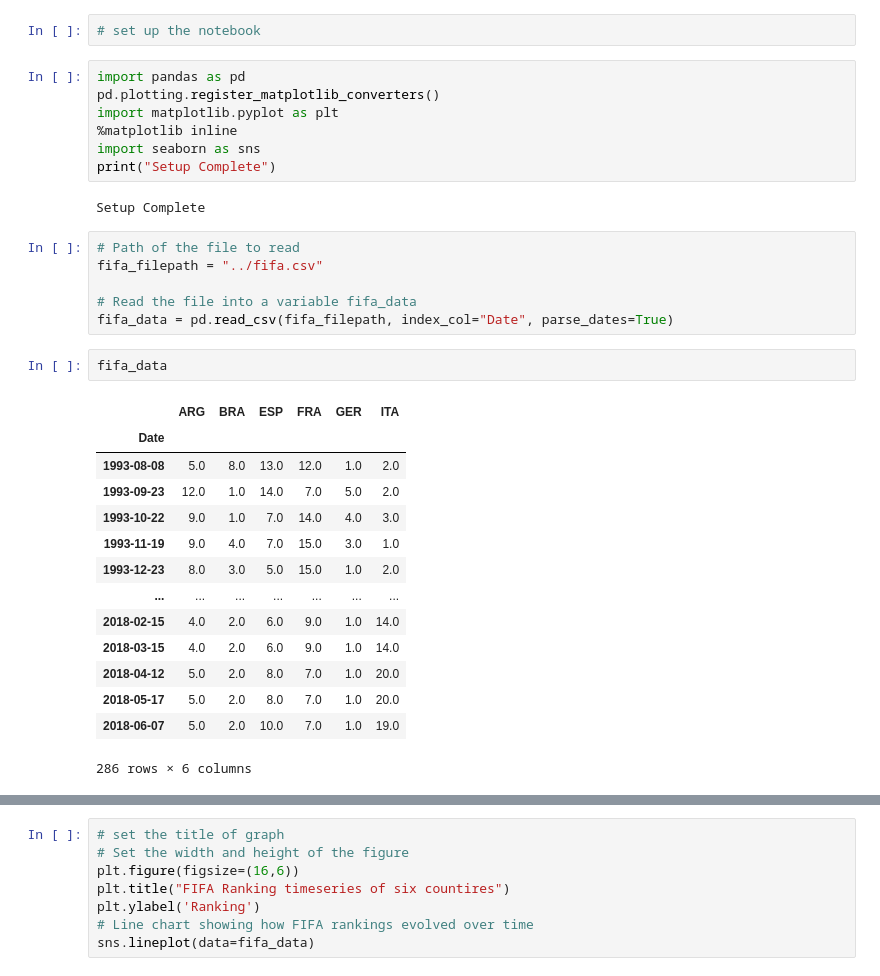
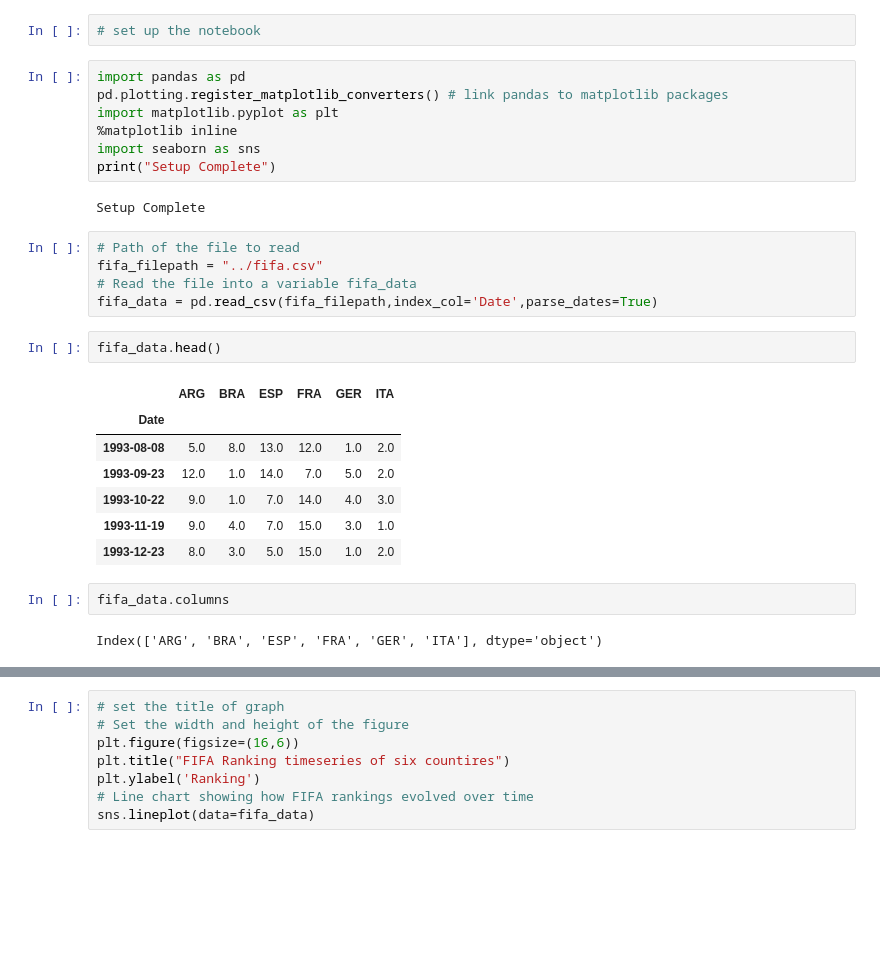
Before and after one commit to tejshahi/starter-machine-learning, a Jupyter notebook: notebook/Data Visualizations- Part 1- Seaborn.ipynb, the cells around one changed output, grey strips where cells are left out. Drawn from its saved outputs; the diff is of its cells as text; blank space fills up the shorter version.

```diff
--- a/notebook/Data Visualizations- Part 1- Seaborn.ipynb
+++ b/notebook/Data Visualizations- Part 1- Seaborn.ipynb
@@ -8,7 +8,7 @@
 # set up the notebook
 # %%
 import pandas as pd
-pd.plotting.register_matplotlib_converters()
+pd.plotting.register_matplotlib_converters() # link pandas to matplotlib packages
 import matplotlib.pyplot as plt
 %matplotlib inline
 import seaborn as sns
@@ -18,26 +18,22 @@ Setup Complete
 # %%
 # Path of the file to read
 fifa_filepath = "../fifa.csv"
-
 # Read the file into a variable fifa_data
-fifa_data = pd.read_csv(fifa_filepath, index_col="Date", parse_dates=True)
+fifa_data = pd.read_csv(fifa_filepath,index_col='Date',parse_dates=True)
 # %%
-fifa_data
+fifa_data.head()
 # %% [output]
 |  | ARG | BRA | ESP | FRA | GER | ITA |
 | Date |  |  |  |  |  |  |
 | 1993-08-08 | 5.0 | 8.0 | 13.0 | 12.0 | 1.0 | 2.0 |
 | 1993-09-23 | 12.0 | 1.0 | 14.0 | 7.0 | 5.0 | 2.0 |
 | 1993-10-22 | 9.0 | 1.0 | 7.0 | 14.0 | 4.0 | 3.0 |
 | 1993-11-19 | 9.0 | 4.0 | 7.0 | 15.0 | 3.0 | 1.0 |
 | 1993-12-23 | 8.0 | 3.0 | 5.0 | 15.0 | 1.0 | 2.0 |
-| ... | ... | ... | ... | ... | ... | ... |
-| 2018-02-15 | 4.0 | 2.0 | 6.0 | 9.0 | 1.0 | 14.0 |
-| 2018-03-15 | 4.0 | 2.0 | 6.0 | 9.0 | 1.0 | 14.0 |
-| 2018-04-12 | 5.0 | 2.0 | 8.0 | 7.0 | 1.0 | 20.0 |
-| 2018-05-17 | 5.0 | 2.0 | 8.0 | 7.0 | 1.0 | 20.0 |
-| 2018-06-07 | 5.0 | 2.0 | 10.0 | 7.0 | 1.0 | 19.0 |
-286 rows × 6 columns
+# %%
+fifa_data.columns
+# %% [output]
+Index(['ARG', 'BRA', 'ESP', 'FRA', 'GER', 'ITA'], dtype='object')
 # %%
 # lets plot the line graph
 # Set the width and height of the figure
```
Also changed, not shown: parts of 4 cells of this notebook, 5 other files.
